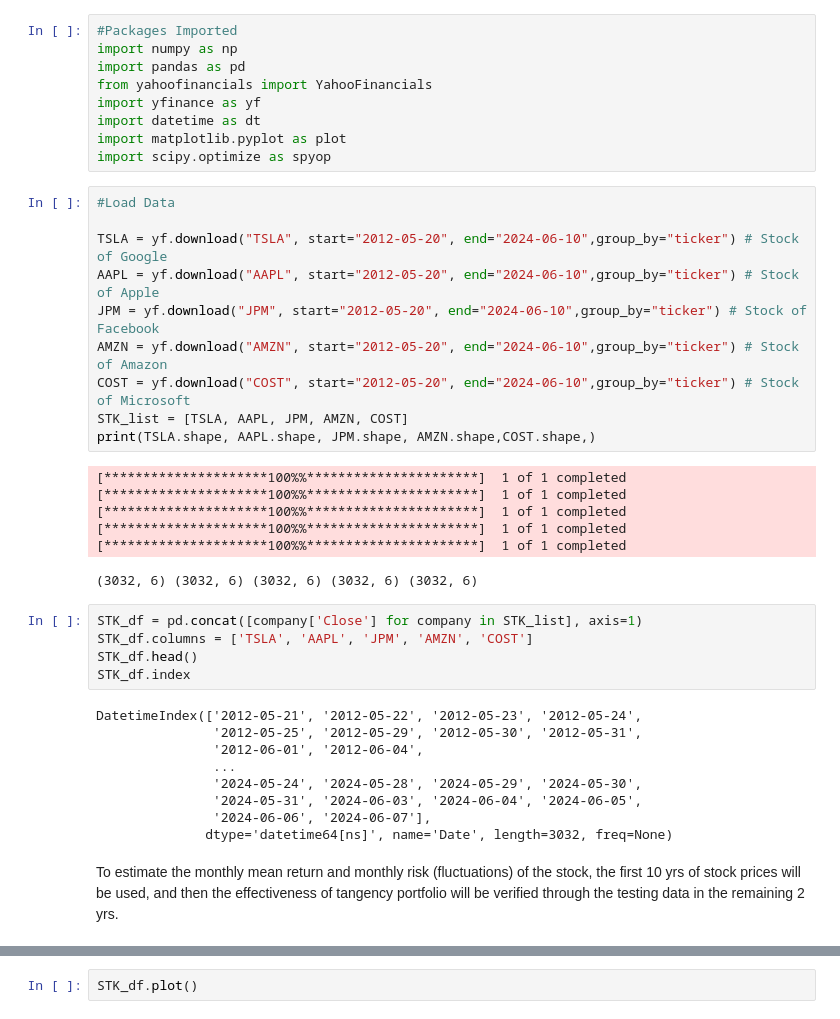
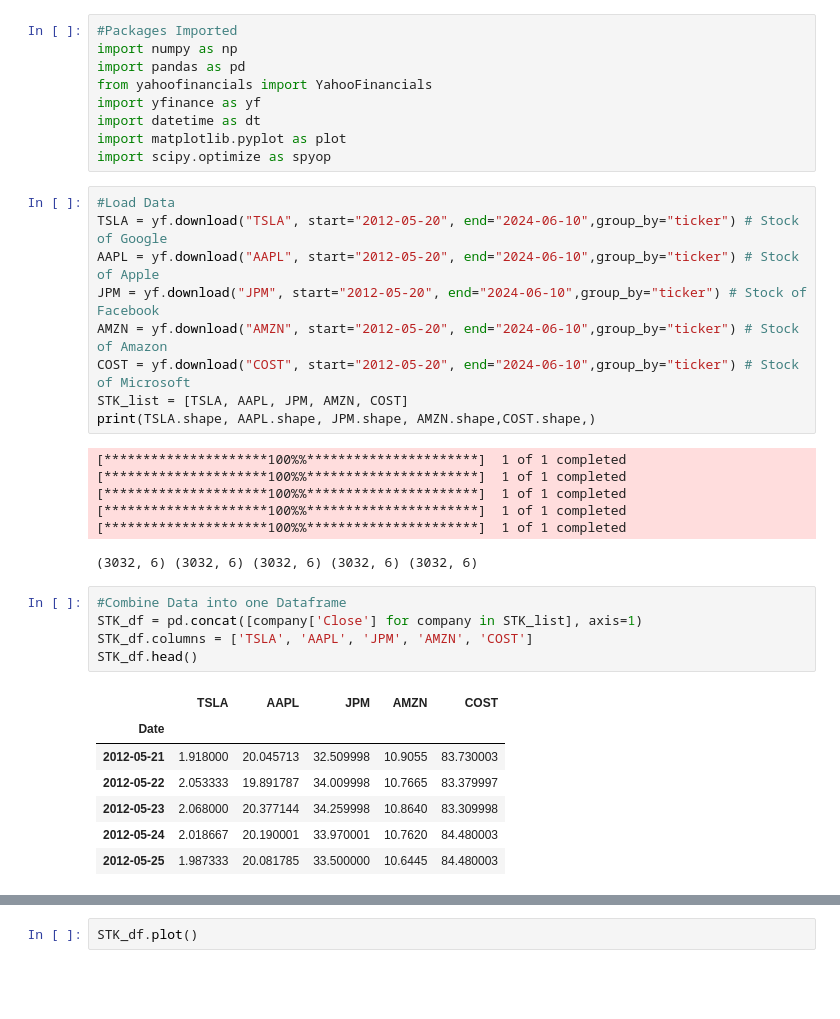
Before and after one commit to Yiji4-Z/Tangency-Portfolio-Demo, a Jupyter notebook: portfolio management project.ipynb, the cells around one changed output, grey strips where cells are left out. Saved outputs shown, nothing was run; the diff lists cells and outputs as text; blank space fills up the shorter version.

```diff
--- a/portfolio management project.ipynb
+++ b/portfolio management project.ipynb
@@ -19,7 +41,6 @@ import matplotlib.pyplot as plot
 import scipy.optimize as spyop
 # %%
 #Load Data
-
 TSLA = yf.download("TSLA", start="2012-05-20", end="2024-06-10",group_by="ticker") # Stock of Google
 AAPL = yf.download("AAPL", start="2012-05-20", end="2024-06-10",group_by="ticker") # Stock of Apple
 JPM = yf.download("JPM", start="2012-05-20", end="2024-06-10",group_by="ticker") # Stock of Facebook
@@ -35,18 +56,15 @@ print(TSLA.shape, AAPL.shape, JPM.shape, AMZN.shape,COST.shape,)
 [*********************100%%**********************]  1 of 1 completed
 (3032, 6) (3032, 6) (3032, 6) (3032, 6) (3032, 6)
 # %%
+#Combine Data into one Dataframe
 STK_df = pd.concat([company['Close'] for company in STK_list], axis=1)
 STK_df.columns = ['TSLA', 'AAPL', 'JPM', 'AMZN', 'COST']
 STK_df.head()
-STK_df.index
 # %% [output]
-DatetimeIndex(['2012-05-21', '2012-05-22', '2012-05-23', '2012-05-24',
-               '2012-05-25', '2012-05-29', '2012-05-30', '2012-05-31',
-               '2012-06-01', '2012-06-04',
-               ...
-               '2024-05-24', '2024-05-28', '2024-05-29', '2024-05-30',
-               '2024-05-31', '2024-06-03', '2024-06-04', '2024-06-05',
-               '2024-06-06', '2024-06-07'],
-              dtype='datetime64[ns]', name='Date', length=3032, freq=None)
+|  | TSLA | AAPL | JPM | AMZN | COST |
+| Date |  |  |  |  |  |
+| 2012-05-21 | 1.918000 | 20.045713 | 32.509998 | 10.9055 | 83.730003 |
+| 2012-05-22 | 2.053333 | 19.891787 | 34.009998 | 10.7665 | 83.379997 |
+| 2012-05-23 | 2.068000 | 20.377144 | 34.259998 | 10.8640 | 83.309998 |
+| 2012-05-24 | 2.018667 | 20.190001 | 33.970001 | 10.7620 | 84.480003 |
+| 2012-05-25 | 1.987333 | 20.081785 | 33.500000 | 10.6445 | 84.480003 |
-# %% [markdown]
-To estimate the monthly mean return and monthly risk (fluctuations) of the stock, the first 10 yrs of stock prices will be used, and then the effectiveness of tangency portfolio will be verified through the testing data in the remaining 2 yrs.
```
Also changed, not shown: parts of 28 cells of this notebook, 9 other files.
